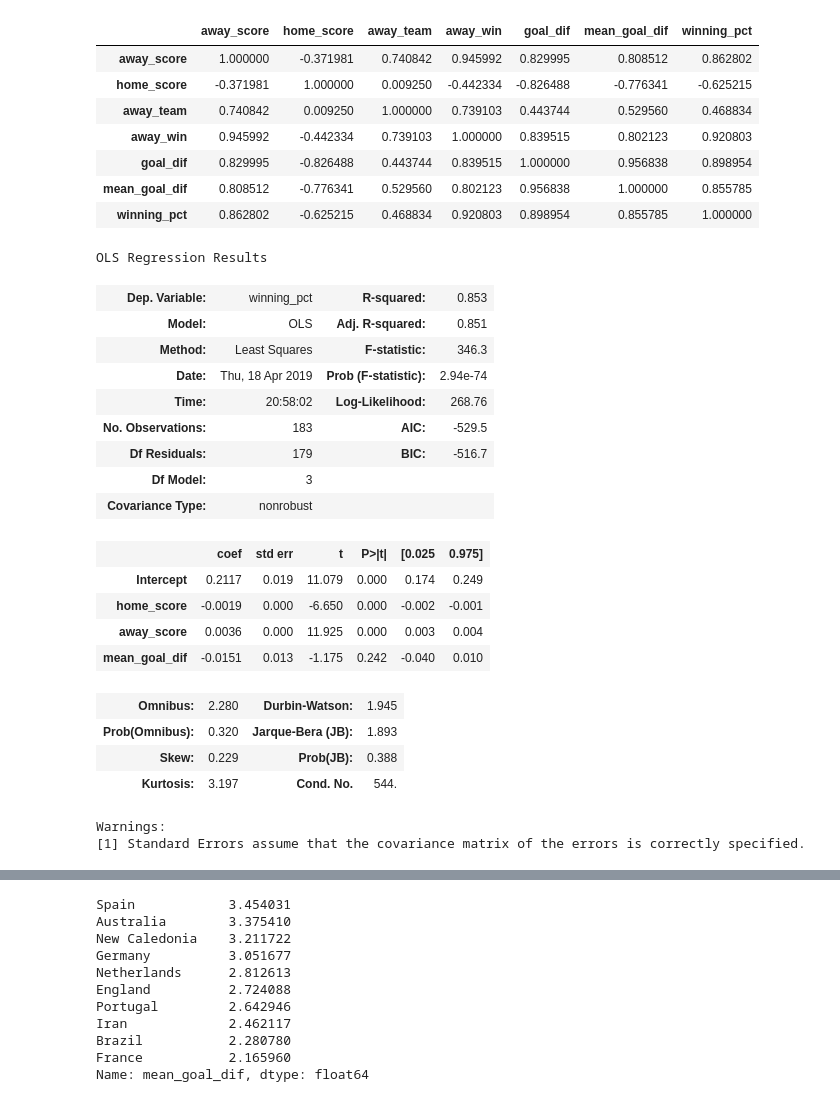
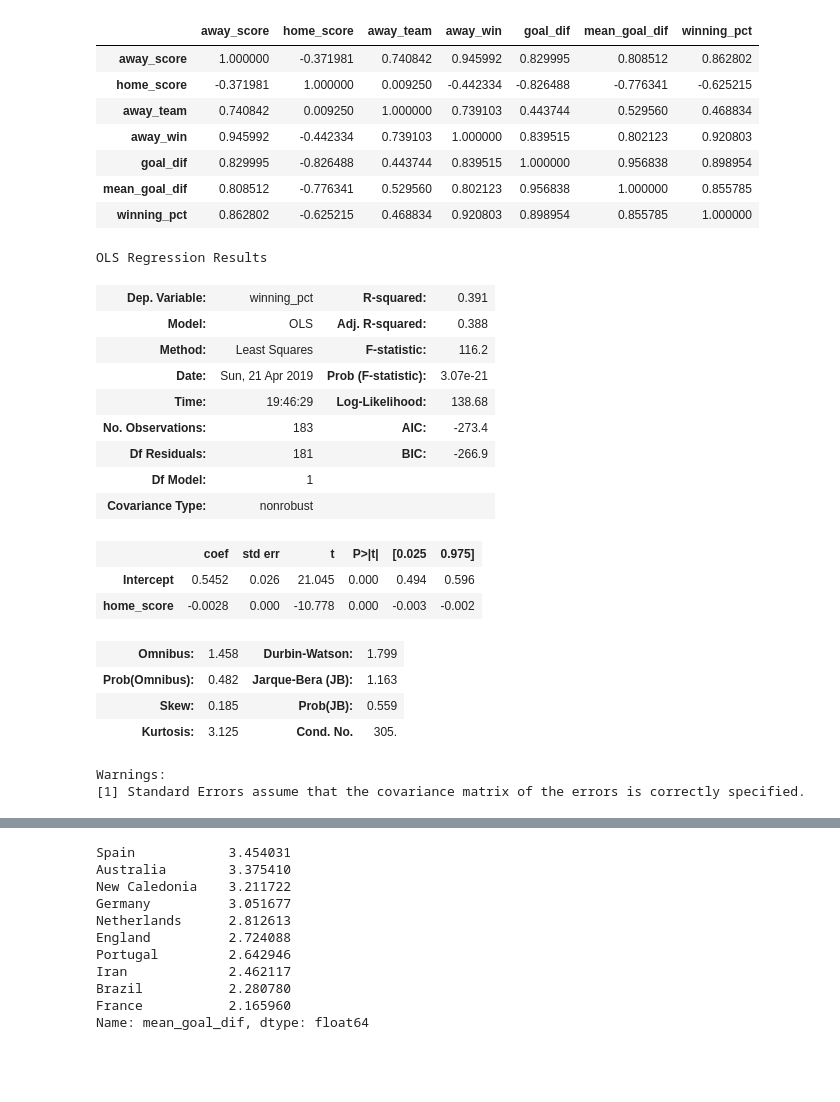
Before and after one commit to justinklemp/INFO-Capstone-Soccer-Notebooks-, a Jupyter notebook: International Results.ipynb, the cells around one changed output, grey strips where cells are left out. Saved outputs shown, nothing was run; the diff lists cells and outputs as text; code cells hidden in the pictures; blank space fills up the shorter version.

```diff
--- a/International Results.ipynb
+++ b/International Results.ipynb
@@ -292,27 +342,25 @@ away_agg_df.corr()
 | mean_goal_dif | 0.808512 | -0.776341 | 0.529560 | 0.802123 | 0.956838 | 1.000000 | 0.855785 |
 | winning_pct | 0.862802 | -0.625215 | 0.468834 | 0.920803 | 0.898954 | 0.855785 | 1.000000 |
 # %%
-m1 = smf.ols(formula = 'winning_pct ~ home_score + away_score + mean_goal_dif',data=away_agg_df).fit()
+m1 = smf.ols(formula = 'winning_pct ~ home_score',data=away_agg_df).fit()
 m1.summary()
 # %% [output]
 OLS Regression Results
-| Dep. Variable: | winning_pct | R-squared: | 0.853 |
-| Model: | OLS | Adj. R-squared: | 0.851 |
-| Method: | Least Squares | F-statistic: | 346.3 |
-| Date: | Thu, 18 Apr 2019 | Prob (F-statistic): | 2.94e-74 |
-| Time: | 20:58:02 | Log-Likelihood: | 268.76 |
-| No. Observations: | 183 | AIC: | -529.5 |
-| Df Residuals: | 179 | BIC: | -516.7 |
-| Df Model: | 3 |  |  |
+| Dep. Variable: | winning_pct | R-squared: | 0.391 |
+| Model: | OLS | Adj. R-squared: | 0.388 |
+| Method: | Least Squares | F-statistic: | 116.2 |
+| Date: | Sun, 21 Apr 2019 | Prob (F-statistic): | 3.07e-21 |
+| Time: | 19:46:29 | Log-Likelihood: | 138.68 |
+| No. Observations: | 183 | AIC: | -273.4 |
+| Df Residuals: | 181 | BIC: | -266.9 |
+| Df Model: | 1 |  |  |
 | Covariance Type: | nonrobust |  |  |
 |  | coef | std err | t | P>|t| | [0.025 | 0.975] |
-| Intercept | 0.2117 | 0.019 | 11.079 | 0.000 | 0.174 | 0.249 |
-| home_score | -0.0019 | 0.000 | -6.650 | 0.000 | -0.002 | -0.001 |
-| away_score | 0.0036 | 0.000 | 11.925 | 0.000 | 0.003 | 0.004 |
-| mean_goal_dif | -0.0151 | 0.013 | -1.175 | 0.242 | -0.040 | 0.010 |
+| Intercept | 0.5452 | 0.026 | 21.045 | 0.000 | 0.494 | 0.596 |
+| home_score | -0.0028 | 0.000 | -10.778 | 0.000 | -0.003 | -0.002 |
-| Omnibus: | 2.280 | Durbin-Watson: | 1.945 |
-| Prob(Omnibus): | 0.320 | Jarque-Bera (JB): | 1.893 |
-| Skew: | 0.229 | Prob(JB): | 0.388 |
-| Kurtosis: | 3.197 | Cond. No. | 544. |
+| Omnibus: | 1.458 | Durbin-Watson: | 1.799 |
+| Prob(Omnibus): | 0.482 | Jarque-Bera (JB): | 1.163 |
+| Skew: | 0.185 | Prob(JB): | 0.559 |
+| Kurtosis: | 3.125 | Cond. No. | 305. |
 Warnings:
 [1] Standard Errors assume that the covariance matrix of the errors is correctly specified.
```
Also changed, not shown: parts of 8 cells of this notebook.
